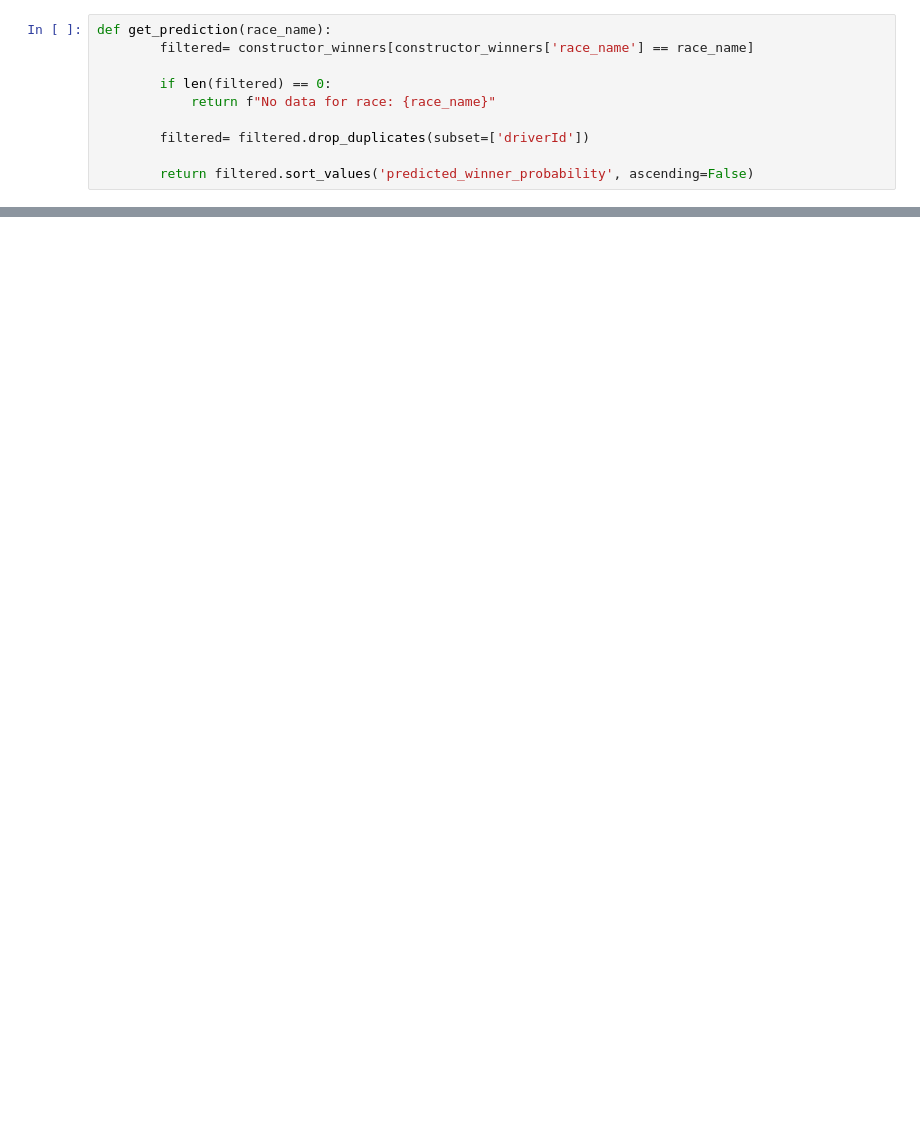
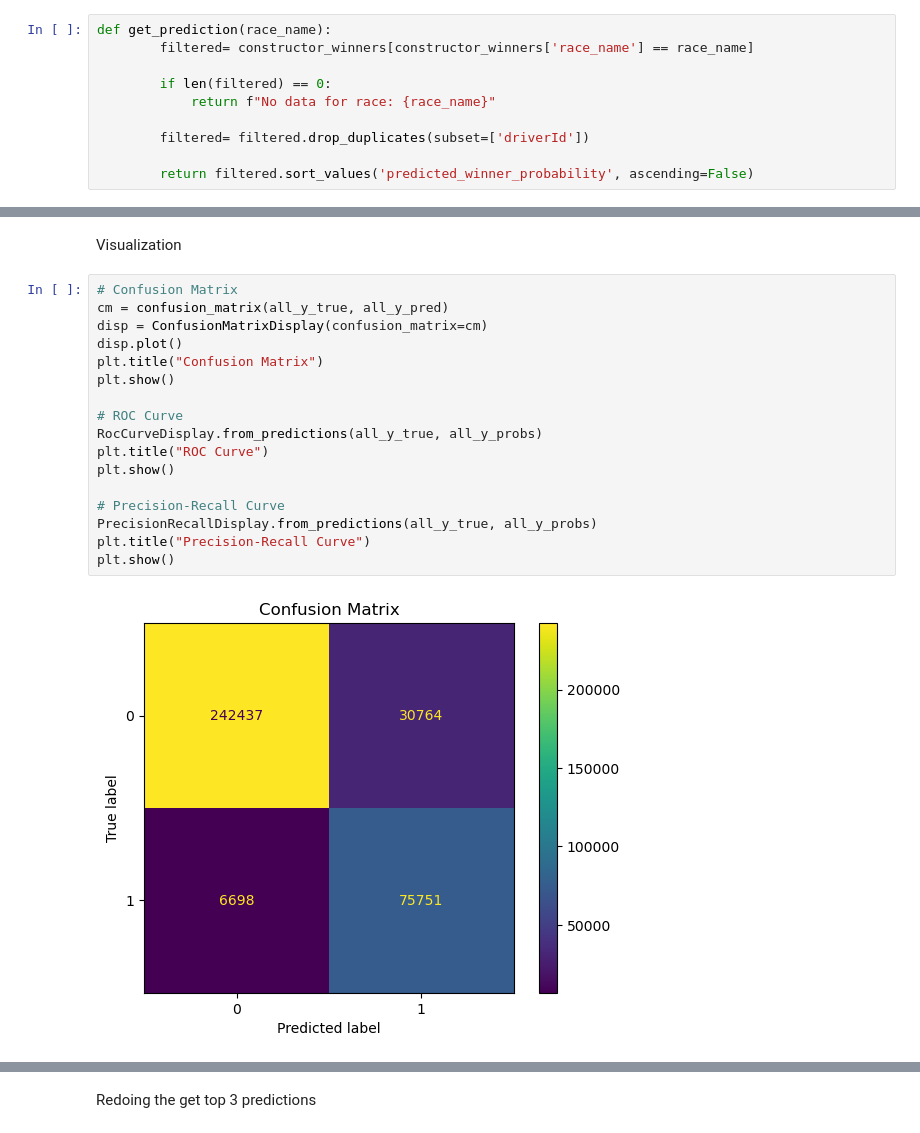
Before and after one commit to Plyrex/COMP3608-Project, a Jupyter notebook: mle.ipynb, the cells around one changed output, grey strips where cells are left out. Cells and saved outputs as stored; diff of their text form; blank space fills up the shorter version.

```diff
--- a/mle.ipynb
+++ b/mle.ipynb
@@ -173,0 +623,21 @@ Position Driver                    Win Probability
+# %% [markdown]
+Visualization
+# %%
+# Confusion Matrix
+cm = confusion_matrix(all_y_true, all_y_pred)
+disp = ConfusionMatrixDisplay(confusion_matrix=cm)
+disp.plot()
+plt.title("Confusion Matrix")
+plt.show()
+
+# ROC Curve
+RocCurveDisplay.from_predictions(all_y_true, all_y_probs)
+plt.title("ROC Curve")
+plt.show()
+
+# Precision-Recall Curve
+PrecisionRecallDisplay.from_predictions(all_y_true, all_y_probs)
+plt.title("Precision-Recall Curve")
+plt.show()
+# %% [output]
+[figure, added]
@@ -173,0 +646,2 @@ Position Driver                    Win Probability
+# %% [markdown]
+Redoing the get top 3 predictions
```
Also changed, not shown: parts of 32 cells of this notebook, 3 other files.
